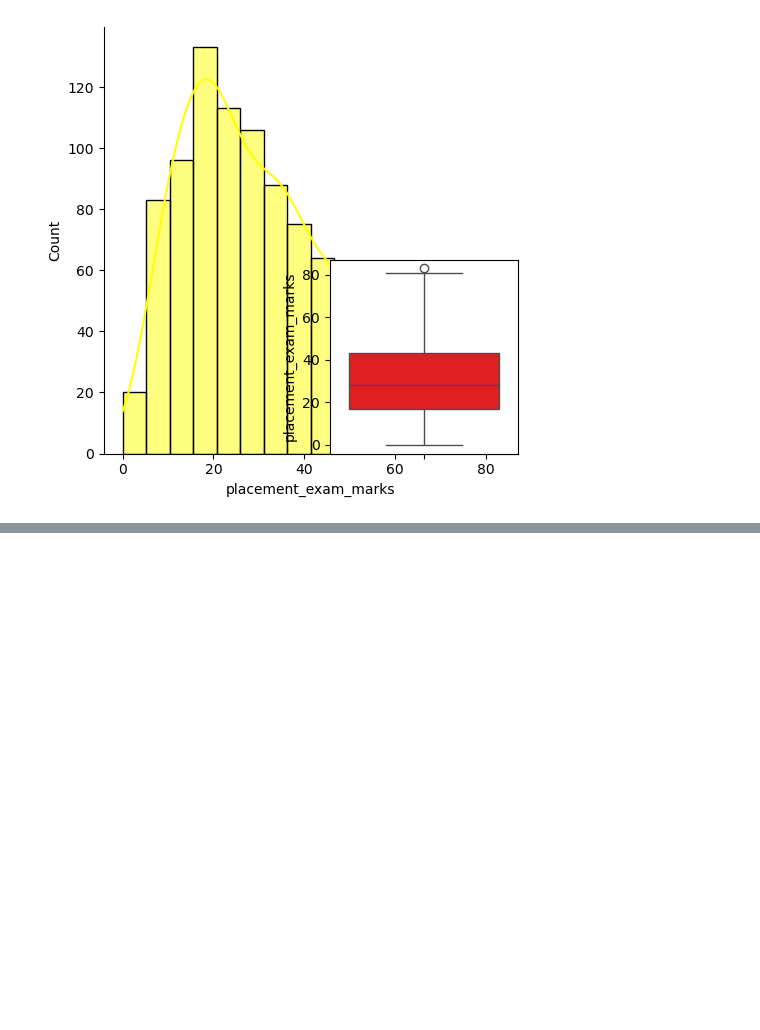
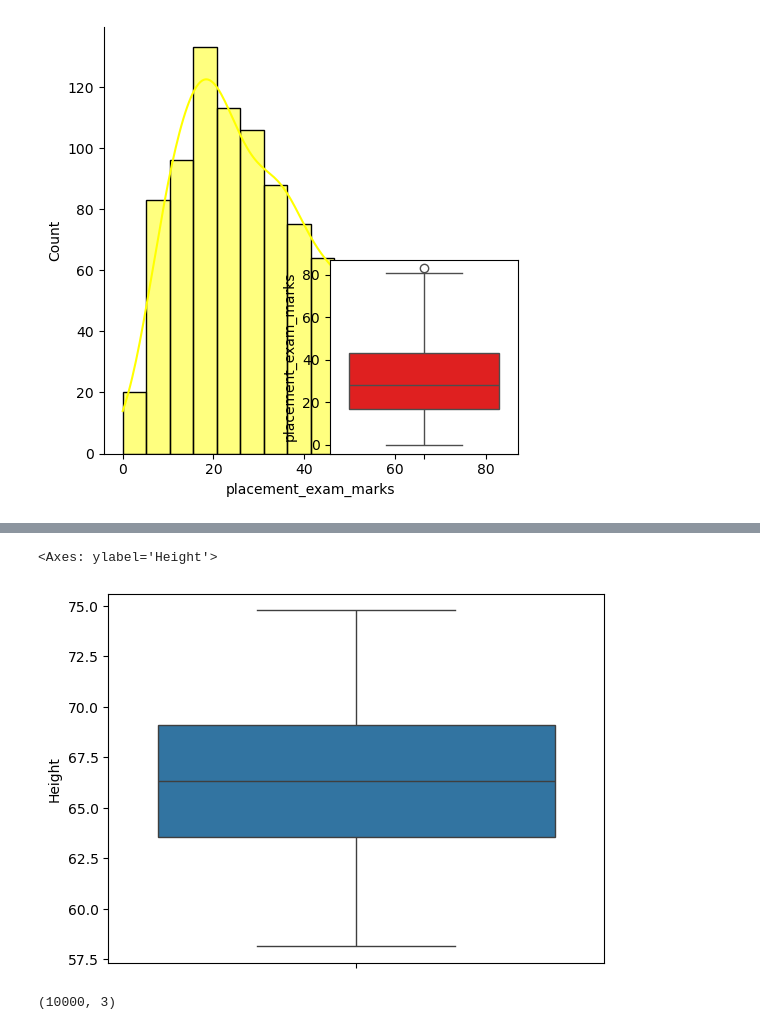
Before and after one commit to jhalucky/Machine-Learning-Things, a Jupyter notebook: feature_engineering/outliers.ipynb, the cells around one changed output, grey strips where cells are left out. Saved outputs shown, nothing was run; the diff lists cells and outputs as text; code cells hidden in the pictures; blank space fills up the shorter version.

```diff
--- a/feature_engineering/outliers.ipynb
+++ b/feature_engineering/outliers.ipynb
@@ -142,0 +210,5 @@ sns.boxplot(new_df['placement_exam_marks'], color='red')
+# %%
+sns.boxplot(new_third_df['Height'])
+# %% [output]
+<Axes: ylabel='Height'>
+[figure, added]
@@ -142,0 +223,4 @@ sns.boxplot(new_df['placement_exam_marks'], color='red')
+# %%
+third_df.shape
+# %% [output]
+(10000, 3)
```
Also changed, not shown: parts of 13 cells of this notebook, 1 other file.
